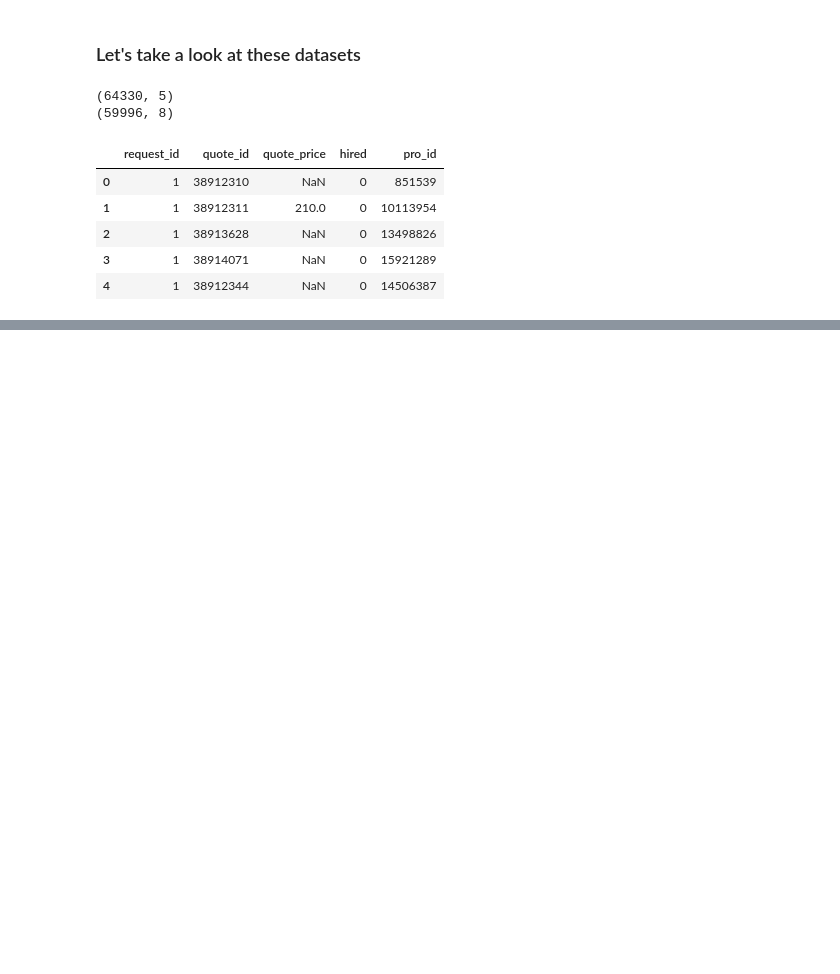
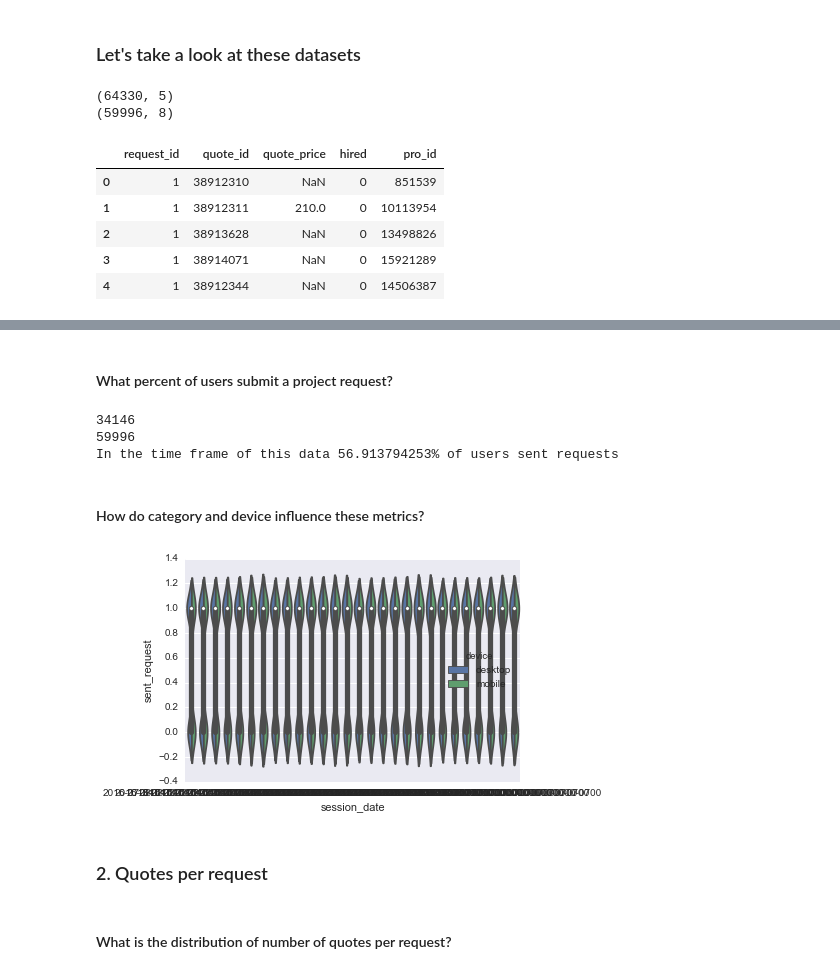
Before and after one commit to deepagoyal/sfdat28_work, a Jupyter notebook: notebooks/Thumbtack_AnalyticsAssignment.ipynb, the cells around one changed output, grey strips where cells are left out. Cells and saved outputs as stored; diff of their text form; code cells hidden in the pictures; blank space fills up the shorter version.

```diff
--- a/notebooks/Thumbtack_AnalyticsAssignment.ipynb
+++ b/notebooks/Thumbtack_AnalyticsAssignment.ipynb
@@ -71,0 +60,24 @@ AttributeError: 'DataFrame' object has no attribute 'session_datetime'
+# %% [markdown]
+#### What percent of users submit a project request?
+# %%
+from __future__ import division
+#Users with sent request = 1
+print visitors[visitors.sent_request==1].shape[0]
+#All Users
+print visitors.shape[0]
+#Users who sent request as a percent of total users
+print 'In the time frame of this data ' + str(100* visitors[visitors.sent_request==1].shape[0] / visitors.shape[0]) + '% of users sent requests'
+# %% [output]
+34146
+59996
+In the time frame of this data 56.913794253% of users sent requests
+# %% [markdown]
+#### How do category and device influence these metrics?
+# %%
+sns.violinplot(x="session_date", y="sent_request", hue="device", data=visitors, split=True);
+# %% [output]
+[figure, added]
+# %% [markdown]
+### 2. Quotes per request
+# %% [markdown]
+#### What is the distribution of number of quotes per request?
```
Also changed, not shown: parts of 7 cells of this notebook.
